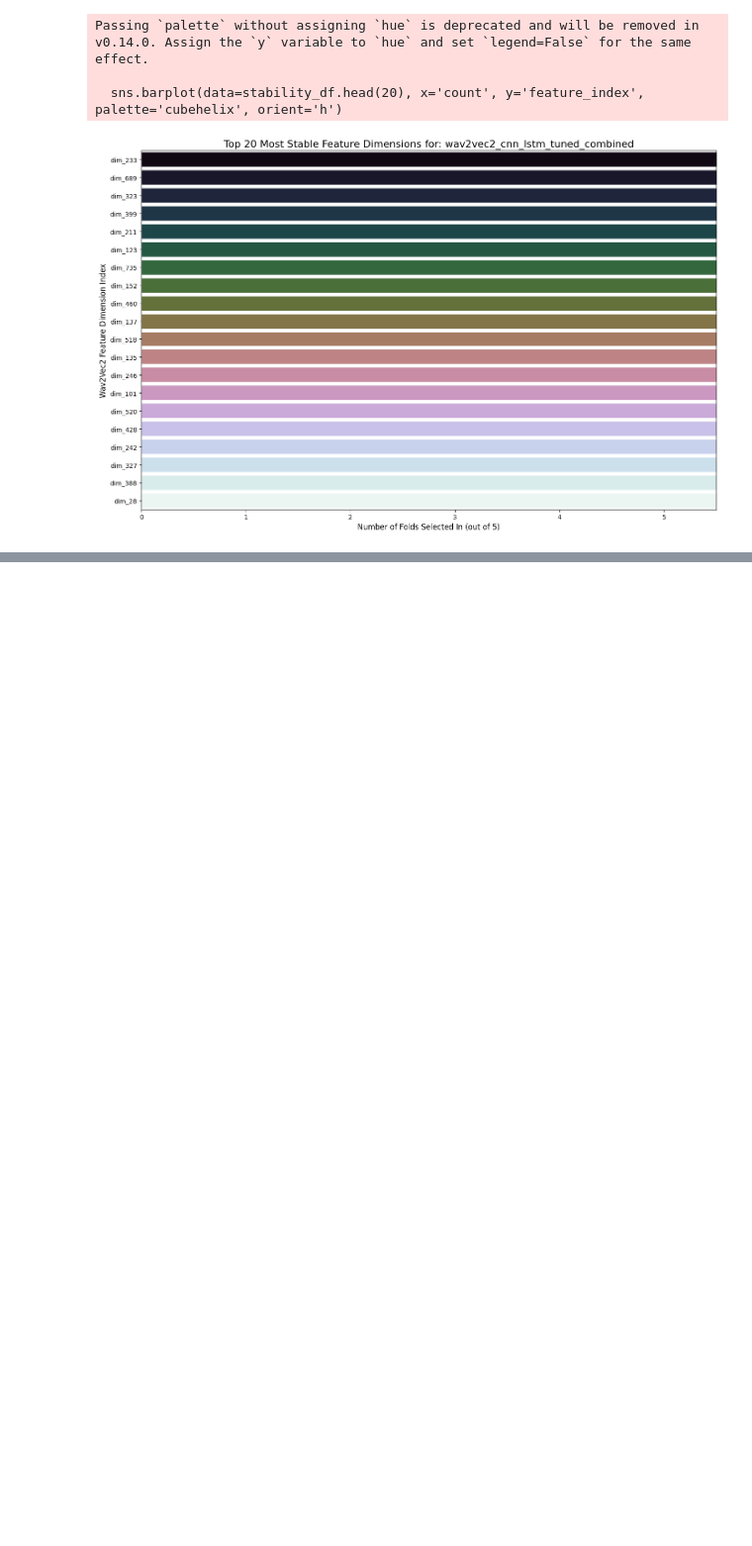
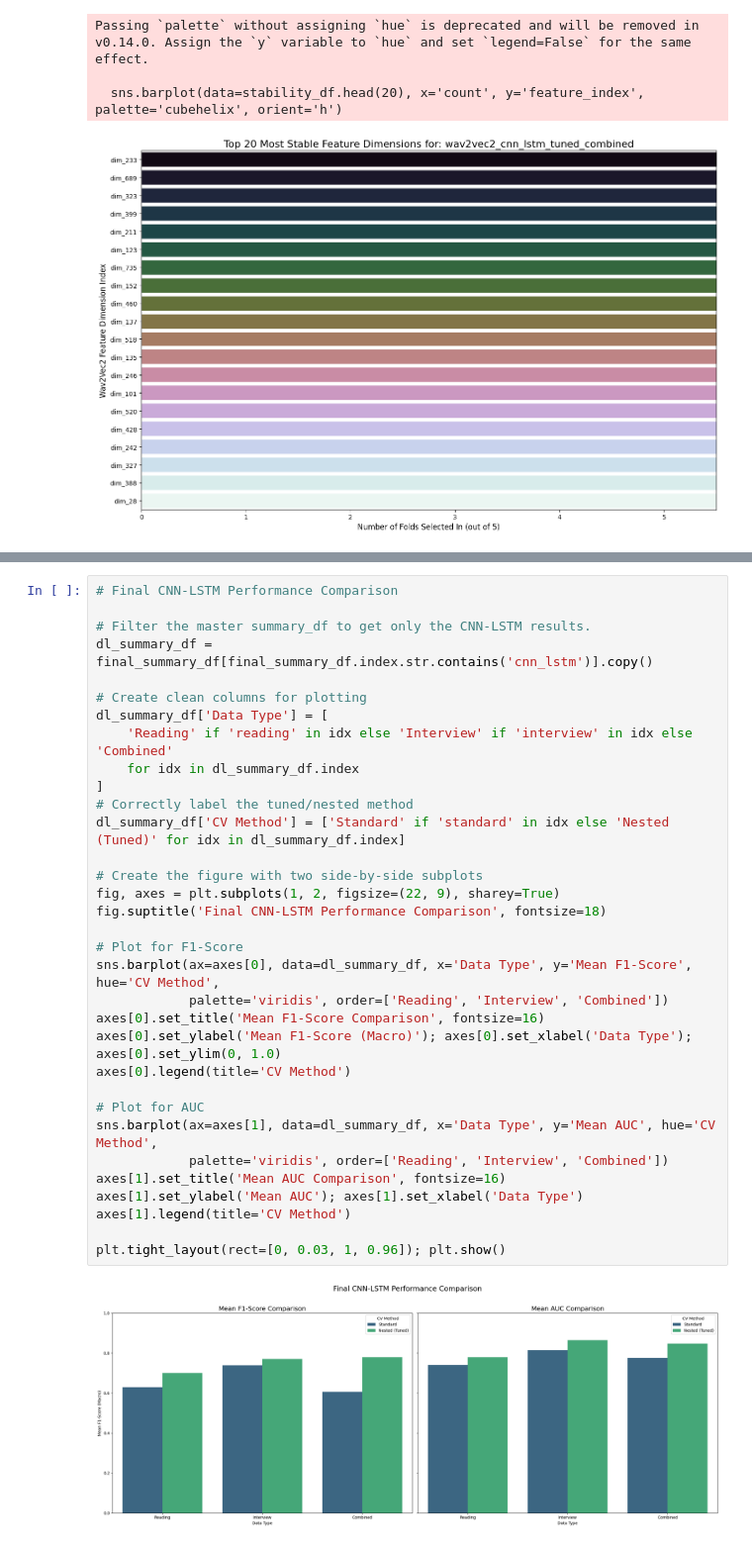
Before and after one commit to ayushpradhan-dev/robust-speech-analysis-framework, a Jupyter notebook: notebooks/04_cnn_lstm_experiment.ipynb, the cells around one changed output, grey strips where cells are left out. Shown at 99% size. Cells and saved outputs as stored; diff of their text form; blank space fills up the shorter version.

```diff
--- a/notebooks/04_cnn_lstm_experiment.ipynb
+++ b/notebooks/04_cnn_lstm_experiment.ipynb
@@ -689,0 +781,35 @@ Passing `palette` without assigning `hue` is deprecated and will be removed in v
+# %%
+# Final CNN-LSTM Performance Comparison
+
+# Filter the master summary_df to get only the CNN-LSTM results.
+dl_summary_df = final_summary_df[final_summary_df.index.str.contains('cnn_lstm')].copy()
+
+# Create clean columns for plotting
+dl_summary_df['Data Type'] = [
+    'Reading' if 'reading' in idx else 'Interview' if 'interview' in idx else 'Combined'
+    for idx in dl_summary_df.index
+]
+# Correctly label the tuned/nested method
+dl_summary_df['CV Method'] = ['Standard' if 'standard' in idx else 'Nested (Tuned)' for idx in dl_summary_df.index]
+
+# Create the figure with two side-by-side subplots
+fig, axes = plt.subplots(1, 2, figsize=(22, 9), sharey=True)
+fig.suptitle('Final CNN-LSTM Performance Comparison', fontsize=18)
+
+# Plot for F1-Score
+sns.barplot(ax=axes[0], data=dl_summary_df, x='Data Type', y='Mean F1-Score', hue='CV Method',
+            palette='viridis', order=['Reading', 'Interview', 'Combined'])
+axes[0].set_title('Mean F1-Score Comparison', fontsize=16)
+axes[0].set_ylabel('Mean F1-Score (Macro)'); axes[0].set_xlabel('Data Type'); axes[0].set_ylim(0, 1.0)
+axes[0].legend(title='CV Method')
+
+# Plot for AUC
+sns.barplot(ax=axes[1], data=dl_summary_df, x='Data Type', y='Mean AUC', hue='CV Method',
+            palette='viridis', order=['Reading', 'Interview', 'Combined'])
+axes[1].set_title('Mean AUC Comparison', fontsize=16)
+axes[1].set_ylabel('Mean AUC'); axes[1].set_xlabel('Data Type')
+axes[1].legend(title='CV Method')
+
+plt.tight_layout(rect=[0, 0.03, 1, 0.96]); plt.show()
+# %% [output]
+[figure, added]
```
Also changed, not shown: parts of 13 cells of this notebook, 1 other file.
